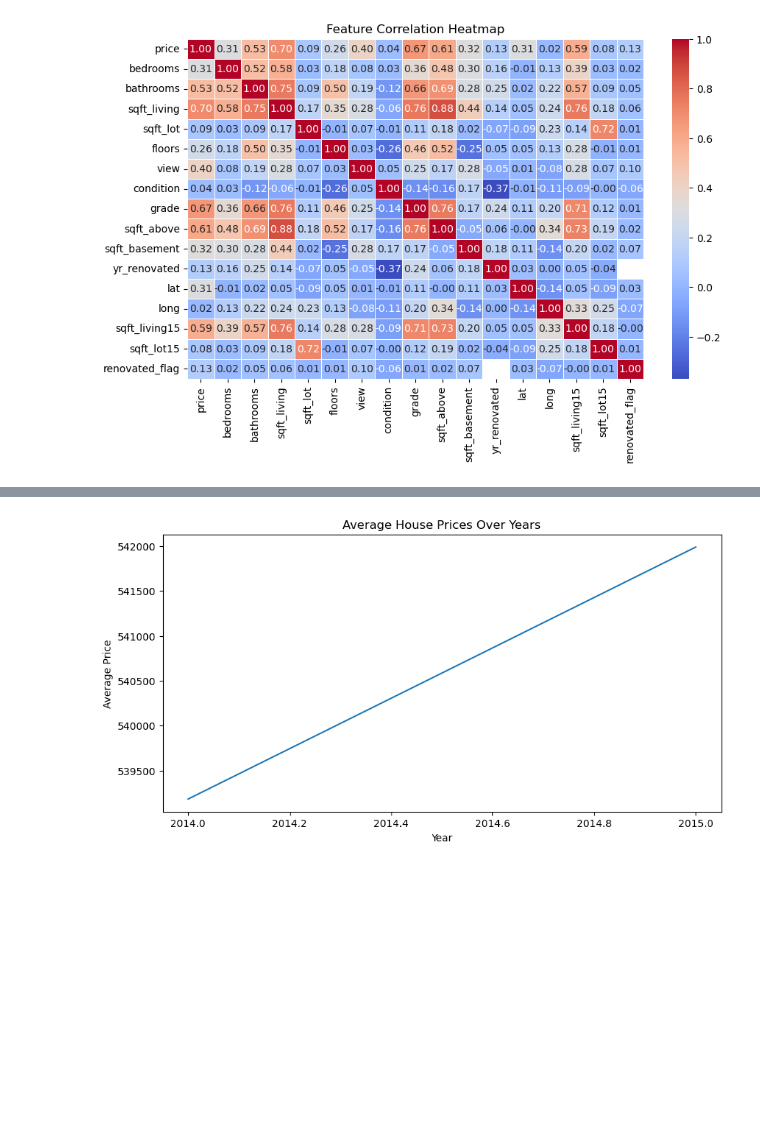
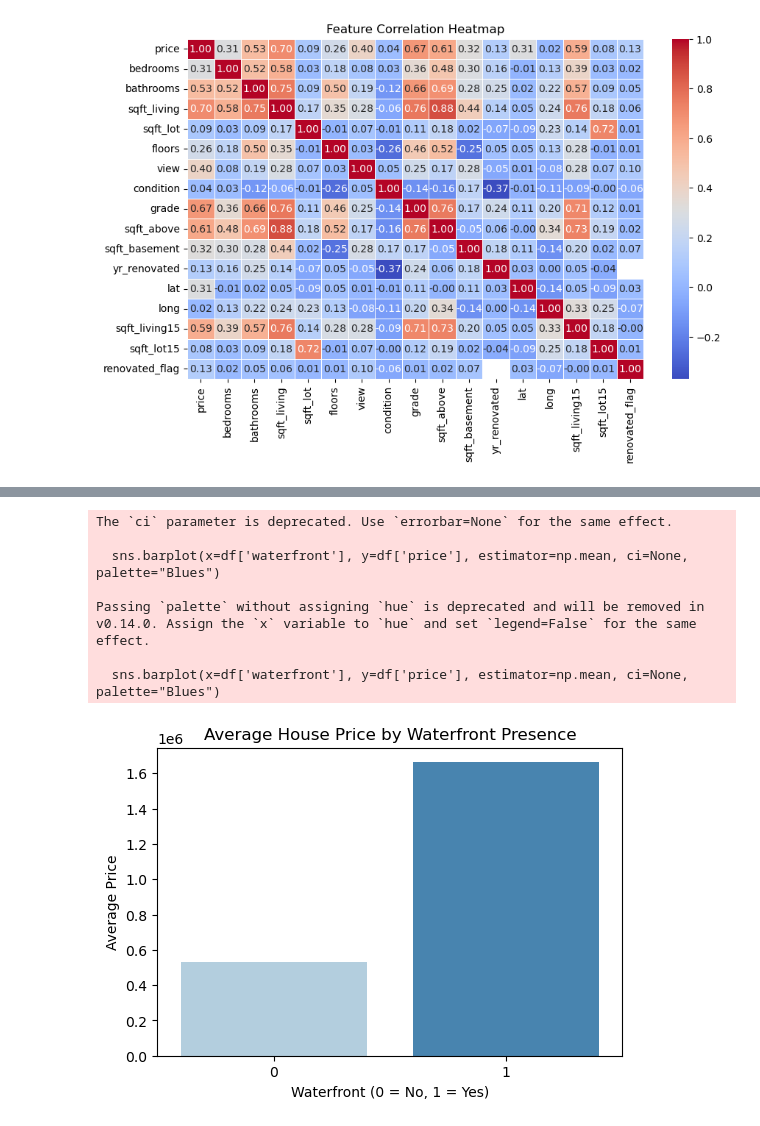
Before and after one commit to Aarabishan/PDS_Portfolio, a Jupyter notebook: Portfolio_Complete_Analysis.ipynb, the cells around one changed output, grey strips where cells are left out. Saved outputs shown, nothing was run; the diff lists cells and outputs as text; code cells hidden in the pictures; blank space fills up the shorter version.

```diff
--- a/Portfolio_Complete_Analysis.ipynb
+++ b/Portfolio_Complete_Analysis.ipynb
@@ -305,13 +275,16 @@ plt.show()
-# %%
-#Get price trend over the time
-df['year_sold'] = df['date'].dt.year
-avg_price_per_year = df.groupby("year_sold")["price"].mean()
-
-plt.figure(figsize=(10,5))
-sns.lineplot(x=avg_price_per_year.index, y=avg_price_per_year.values)
-plt.title("Average House Prices Over Years")
-plt.xlabel("Year")
-plt.ylabel("Average Price")
-plt.show()
-# %% [output]
-[figure, removed]
+# %%
+plt.figure(figsize=(6, 4))
+sns.barplot(x=df['waterfront'], y=df['price'], estimator=np.mean, ci=None, palette="Blues")
+plt.xlabel("Waterfront (0 = No, 1 = Yes)")
+plt.ylabel("Average Price")
+plt.title("Average House Price by Waterfront Presence")
+plt.show()
+# %% [output]
+The `ci` parameter is deprecated. Use `errorbar=None` for the same effect.
+
+  sns.barplot(x=df['waterfront'], y=df['price'], estimator=np.mean, ci=None, palette="Blues")
+
+Passing `palette` without assigning `hue` is deprecated and will be removed in v0.14.0. Assign the `x` variable to `hue` and set `legend=False` for the same effect.
+
+  sns.barplot(x=df['waterfront'], y=df['price'], estimator=np.mean, ci=None, palette="Blues")
+[figure, added]
```
Also changed, not shown: parts of 15 cells of this notebook.
